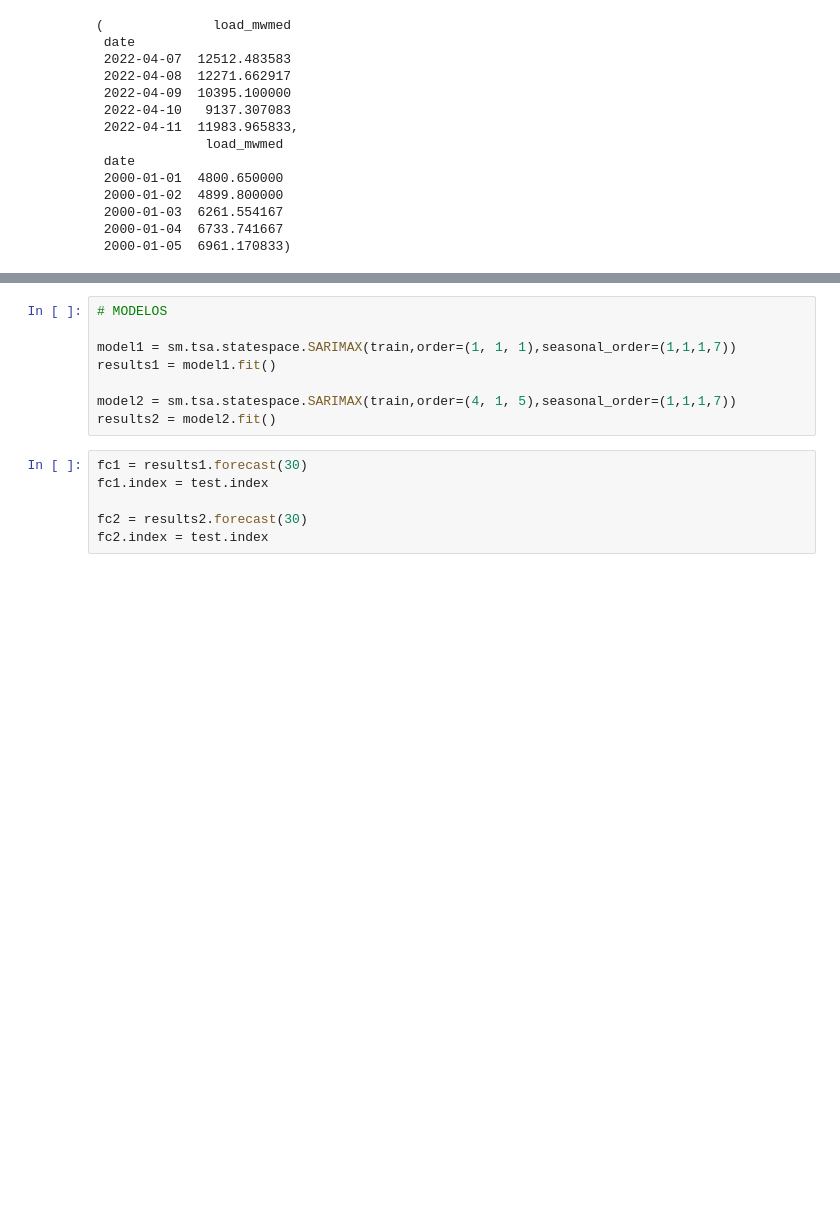
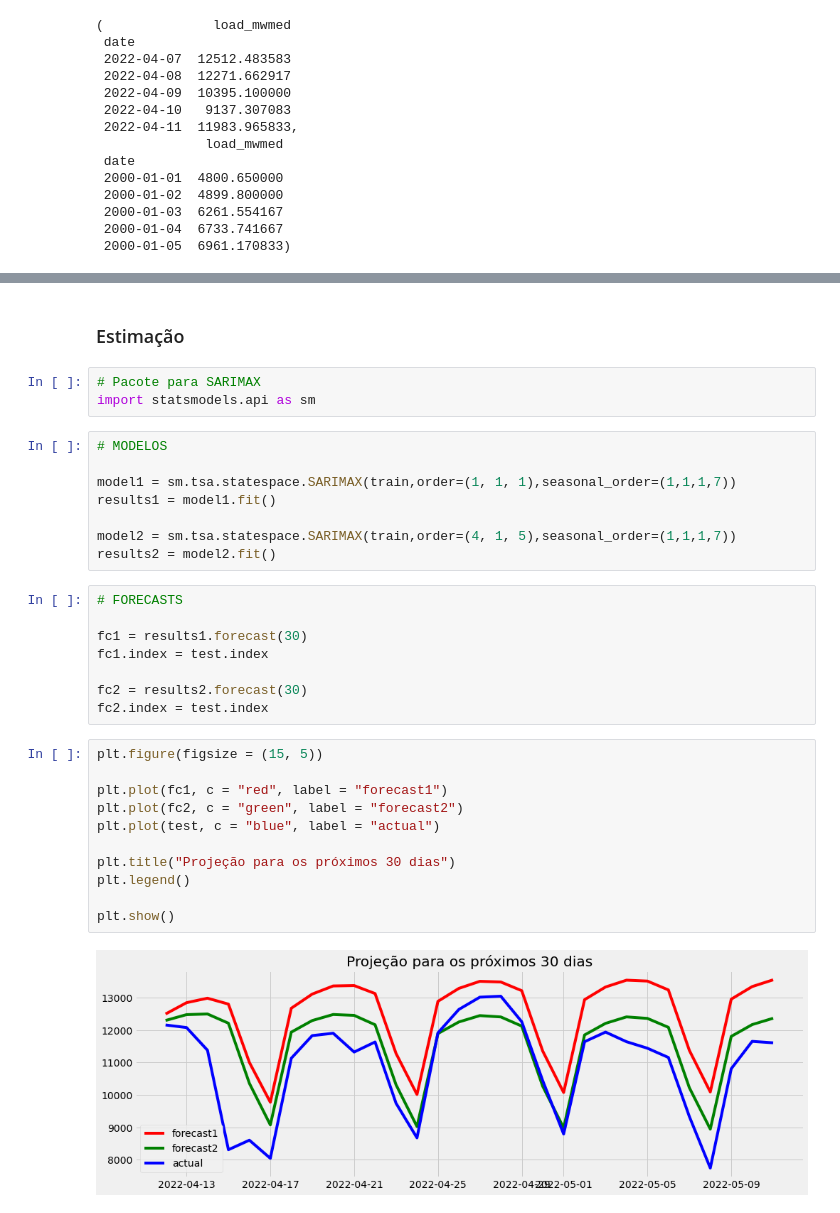
Before and after one commit to matheus-vizzotto/projecao_demanda_eletrica, a Jupyter notebook: models_tests/sarima.ipynb, the cells around one changed output, grey strips where cells are left out. Cells and saved outputs as stored; diff of their text form; blank space fills up the shorter version.

```diff
--- a/models_tests/sarima.ipynb
+++ b/models_tests/sarima.ipynb
@@ -126,3 +102,8 @@ plt.show()
+# %% [markdown]
+### Estimação
+# %%
+# Pacote para SARIMAX
+import statsmodels.api as sm
 # %%
 # MODELOS
 
@@ -132,8 +113,23 @@ results1 = model1.fit()
 model2 = sm.tsa.statespace.SARIMAX(train,order=(4, 1, 5),seasonal_order=(1,1,1,7))
 results2 = model2.fit()
 # %%
+# FORECASTS
+
 fc1 = results1.forecast(30)
 fc1.index = test.index
 
 fc2 = results2.forecast(30)
 fc2.index = test.index
+# %%
+plt.figure(figsize = (15, 5))
+
+plt.plot(fc1, c = "red", label = "forecast1")
+plt.plot(fc2, c = "green", label = "forecast2")
+plt.plot(test, c = "blue", label = "actual")
+
+plt.title("Projeção para os próximos 30 dias")
+plt.legend()
+
+plt.show()
+# %% [output]
+[figure, added]
```
Also changed, not shown: parts of 33 cells of this notebook.
